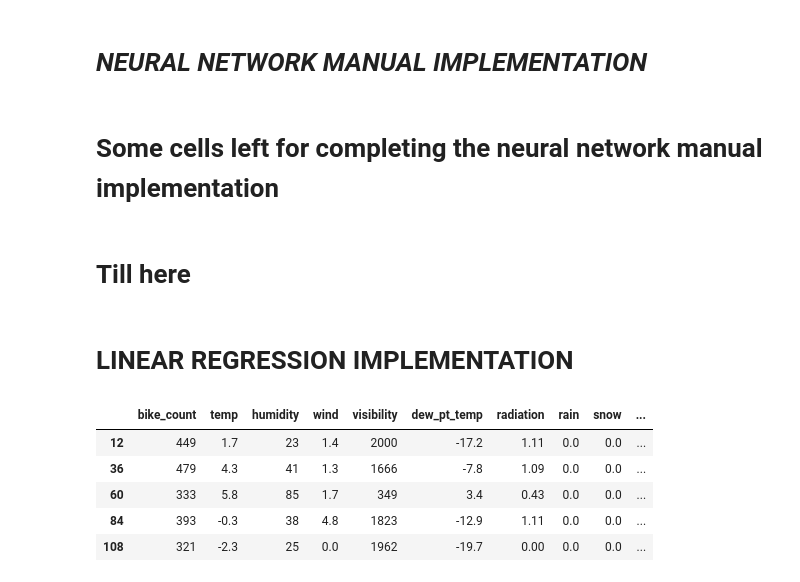
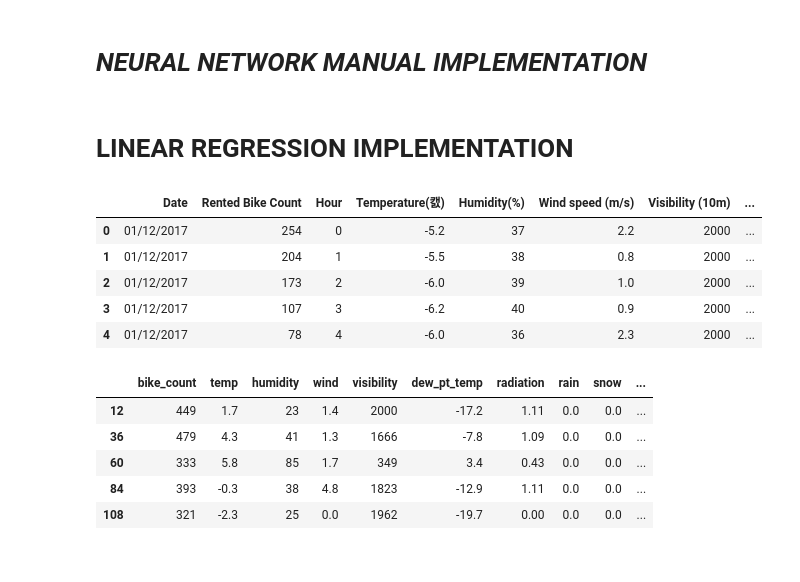
Before and after one commit to PalakAggarwal13/MachineLearning, a Jupyter notebook: MAGIC.ipynb, the cells around one changed output. Cells and saved outputs as stored; diff of their text form; code cells hidden in the pictures.

Commit message:
Did an alteration in importing the datasets

```diff
--- a/MAGIC.ipynb
+++ b/MAGIC.ipynb
@@ -19,0 +14,13 @@ df.head()
+# %%
+import zipfile
+
+# Path to zip file
+zip_path = '/content/gdrive/My Drive/Datasets/magic+gamma+telescope.zip'
+
+# Extract the contents
+with zipfile.ZipFile(zip_path, 'r') as zip_ref:
+    zip_ref.extractall('/content/magic_data')  # Extract to a temp folder
+
+# Now load the CSV file
+cols = ["fLength","fWidth","fSize","fConc","fConc1","fAsym","fM3Long","fM3Trans","fAlpha","fDist","class"]
+df = pd.read_csv('/content/magic_data/magic04.data', header=None , names=cols)
@@ -498,10 +514,6 @@ def forward(X, w1, b1, w2, b2):
     Z2 = np.dot(A1, w2) + b2
     A2 = sigmoid(Z2)
     return A2, (Z1, A1, Z2, A2)
-# %% [markdown]
-# **Some cells left for completing the neural network manual implementation**
-# %% [markdown]
-# **Till here**
 # %% [markdown]
 # **LINEAR REGRESSION IMPLEMENTATION**
 # %%
@@ -509,3 +521,24 @@ import copy
 import seaborn as sns
 import tensorflow as tf
 from sklearn.linear_model import LinearRegression
+# %%
+import zipfile
+
+# Path to zip file
+zip_path = '/content/gdrive/My Drive/Datasets/seoul+bike+sharing+demand.zip'
+
+# Extract the contents
+with zipfile.ZipFile(zip_path, 'r') as zip_ref:
+    zip_ref.extractall('/content/seoul_bike_data')  # Extract to a temp folder
+
+# Now load the CSV file
+# dataset_cols = ["bike_count" ,"hour","temp","humidity","wind","visibility","dew_pt_temp","radiation","rain","snow","functional"]
+df = pd.read_csv('/content/seoul_bike_data/SeoulBikeData.csv', encoding='cp949')
+df.head()
+# %% [output]
+|  | Date | Rented Bike Count | Hour | Temperature(캜) | Humidity(%) | Wind speed (m/s) | Visibility (10m) | ... |
+| 0 | 01/12/2017 | 254 | 0 | -5.2 | 37 | 2.2 | 2000 | ... |
+| 1 | 01/12/2017 | 204 | 1 | -5.5 | 38 | 0.8 | 2000 | ... |
+| 2 | 01/12/2017 | 173 | 2 | -6.0 | 39 | 1.0 | 2000 | ... |
+| 3 | 01/12/2017 | 107 | 3 | -6.2 | 40 | 0.9 | 2000 | ... |
+| 4 | 01/12/2017 | 78 | 4 | -6.0 | 36 | 2.3 | 2000 | ... |
```
Also changed, not shown: parts of 7 cells of this notebook.
